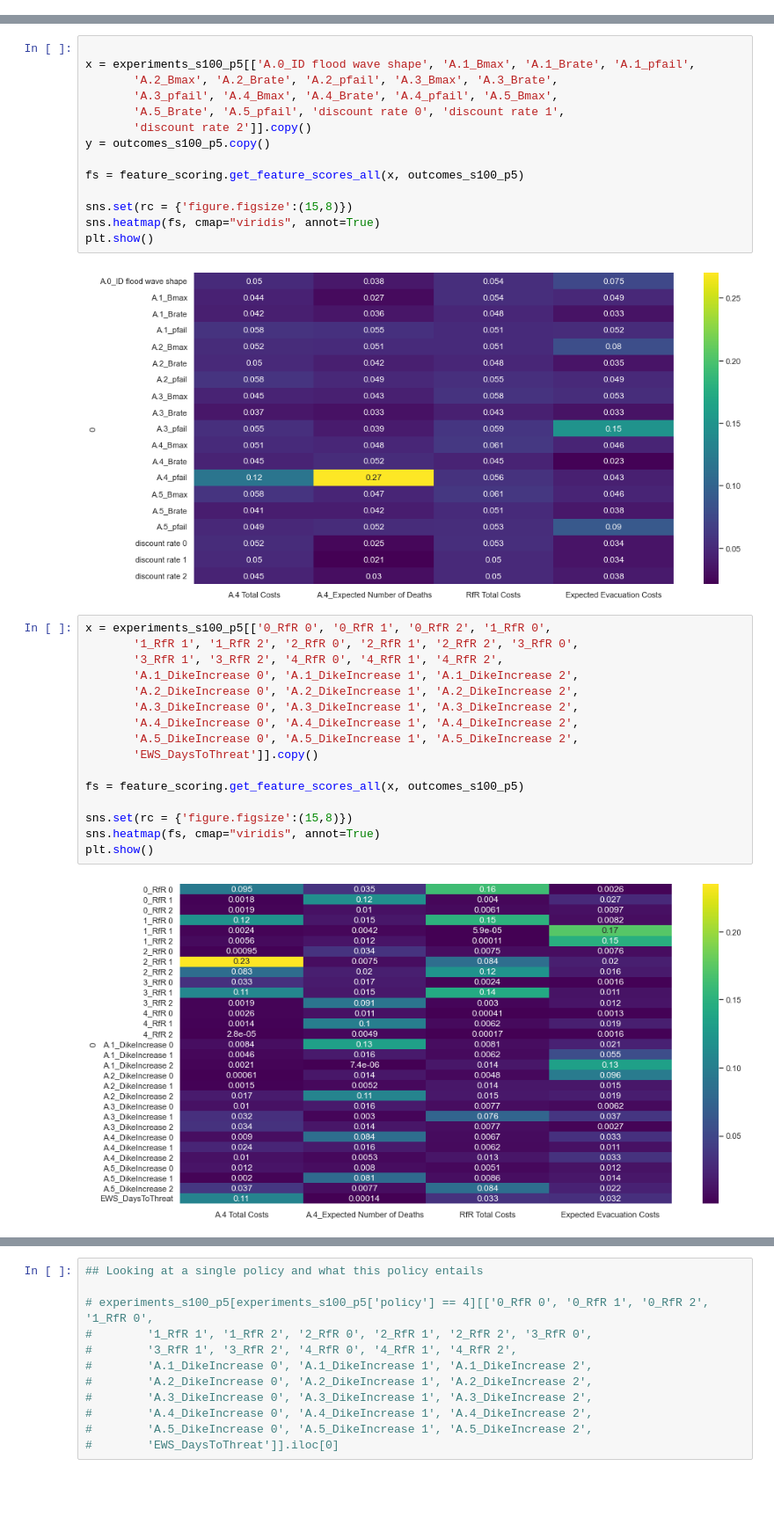
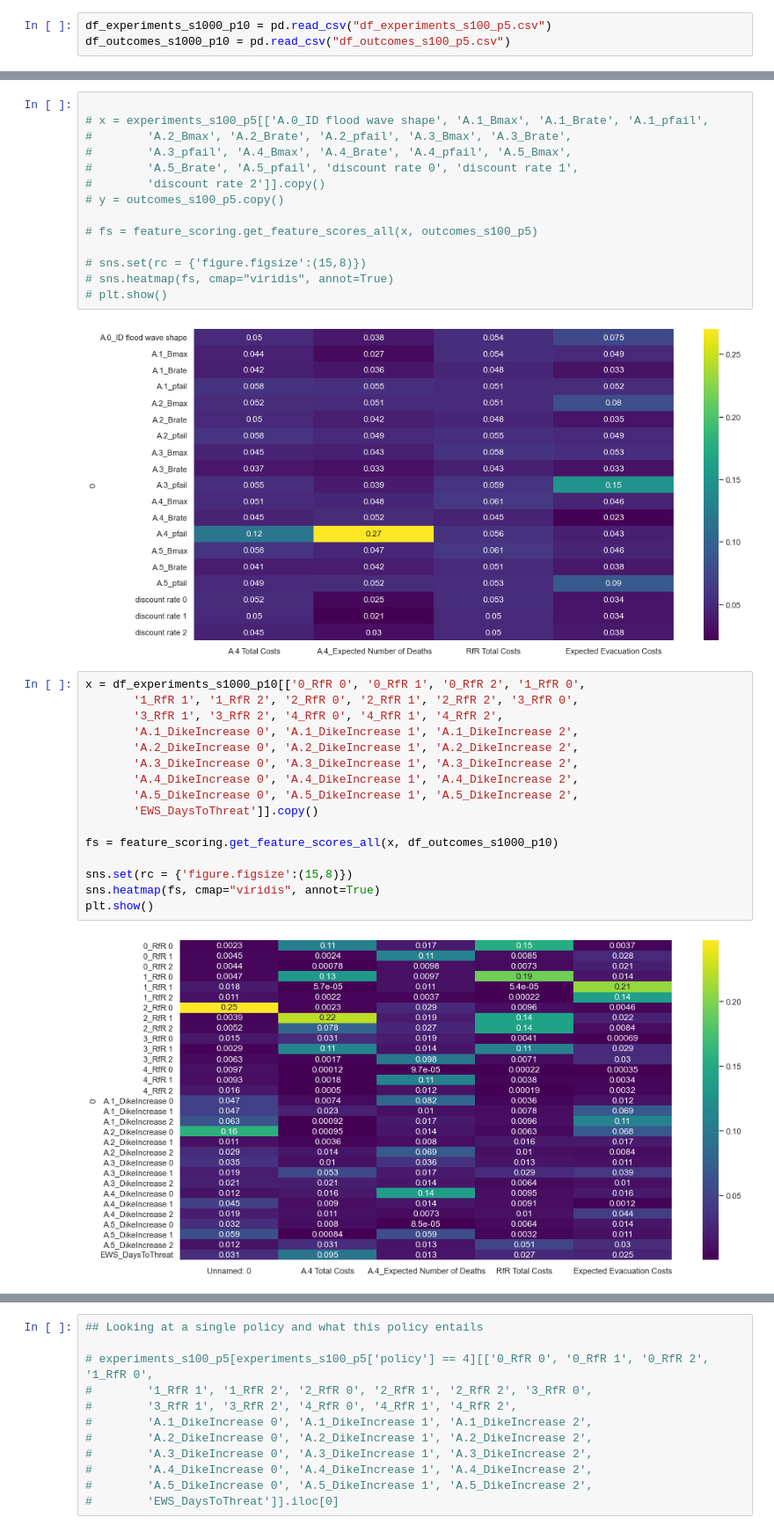
Before and after one commit to WillemijnTutu/EPA1361_group16, a Jupyter notebook: Settings_Exploration.ipynb, the cells around one changed output, grey strips where cells are left out. Shown at 88% size. Drawn from its saved outputs; the diff is of its cells as text; blank space fills up the shorter version.

```diff
--- a/Settings_Exploration.ipynb
+++ b/Settings_Exploration.ipynb
@@ -102,0 +110,3 @@ df_outcomes_s100_p5.to_csv("df_outcomes_s100_p5.csv")
+# %%
+df_experiments_s1000_p10 = pd.read_csv("df_experiments_s100_p5.csv")
+df_outcomes_s1000_p10 = pd.read_csv("df_outcomes_s100_p5.csv")
@@ -184,37 +168,37 @@ experiments_s100_p5[['A.0_ID flood wave shape', 'A.1_Bmax']]
 # %%
 
-x = experiments_s100_p5[['A.0_ID flood wave shape', 'A.1_Bmax', 'A.1_Brate', 'A.1_pfail',
-       'A.2_Bmax', 'A.2_Brate', 'A.2_pfail', 'A.3_Bmax', 'A.3_Brate',
-       'A.3_pfail', 'A.4_Bmax', 'A.4_Brate', 'A.4_pfail', 'A.5_Bmax',
-       'A.5_Brate', 'A.5_pfail', 'discount rate 0', 'discount rate 1',
-       'discount rate 2']].copy()
-y = outcomes_s100_p5.copy()
+# x = experiments_s100_p5[['A.0_ID flood wave shape', 'A.1_Bmax', 'A.1_Brate', 'A.1_pfail',
+#        'A.2_Bmax', 'A.2_Brate', 'A.2_pfail', 'A.3_Bmax', 'A.3_Brate',
+#        'A.3_pfail', 'A.4_Bmax', 'A.4_Brate', 'A.4_pfail', 'A.5_Bmax',
+#        'A.5_Brate', 'A.5_pfail', 'discount rate 0', 'discount rate 1',
+#        'discount rate 2']].copy()
+# y = outcomes_s100_p5.copy()
 
-fs = feature_scoring.get_feature_scores_all(x, outcomes_s100_p5)
+# fs = feature_scoring.get_feature_scores_all(x, outcomes_s100_p5)
 
-sns.set(rc = {'figure.figsize':(15,8)})
-sns.heatmap(fs, cmap="viridis", annot=True)
-plt.show()
+# sns.set(rc = {'figure.figsize':(15,8)})
+# sns.heatmap(fs, cmap="viridis", annot=True)
+# plt.show()
 # %% [output]
 [figure]
 # %%
-x = experiments_s100_p5[['0_RfR 0', '0_RfR 1', '0_RfR 2', '1_RfR 0',
+x = df_experiments_s1000_p10[['0_RfR 0', '0_RfR 1', '0_RfR 2', '1_RfR 0',
        '1_RfR 1', '1_RfR 2', '2_RfR 0', '2_RfR 1', '2_RfR 2', '3_RfR 0',
        '3_RfR 1', '3_RfR 2', '4_RfR 0', '4_RfR 1', '4_RfR 2',
        'A.1_DikeIncrease 0', 'A.1_DikeIncrease 1', 'A.1_DikeIncrease 2',
        'A.2_DikeIncrease 0', 'A.2_DikeIncrease 1', 'A.2_DikeIncrease 2',
        'A.3_DikeIncrease 0', 'A.3_DikeIncrease 1', 'A.3_DikeIncrease 2',
        'A.4_DikeIncrease 0', 'A.4_DikeIncrease 1', 'A.4_DikeIncrease 2',
        'A.5_DikeIncrease 0', 'A.5_DikeIncrease 1', 'A.5_DikeIncrease 2',
        'EWS_DaysToThreat']].copy()
 
-fs = feature_scoring.get_feature_scores_all(x, outcomes_s100_p5)
+fs = feature_scoring.get_feature_scores_all(x, df_outcomes_s1000_p10)
 
 sns.set(rc = {'figure.figsize':(15,8)})
 sns.heatmap(fs, cmap="viridis", annot=True)
 plt.show()
 # %% [output]
-[figure, old version]
+[figure, new version]
 # %%
 fig, ax = plt.subplots(figsize=(6,6))
 
```
Also changed, not shown: parts of 19 cells of this notebook, 5 other files.
